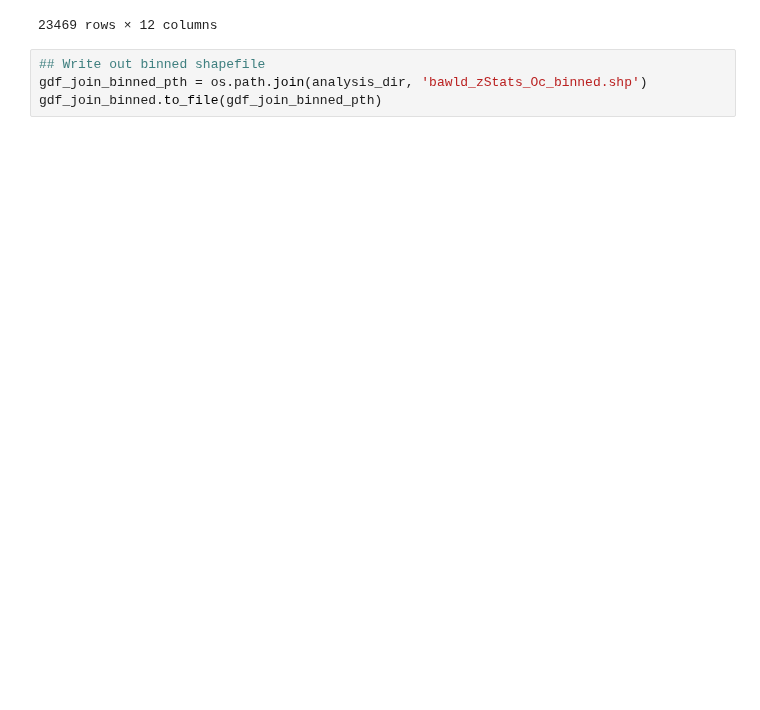
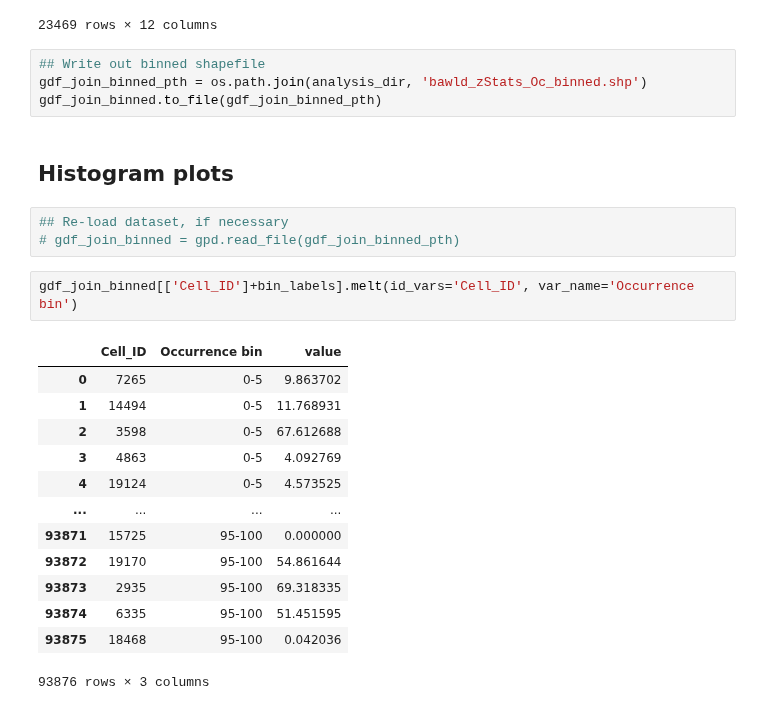
Before and after one commit to ekcomputer/lake-area, a Jupyter notebook: LEV_zonal_EE_batch.ipynb, the cells around one changed output. Saved outputs shown, nothing was run; the diff lists cells and outputs as text; blank space fills up the shorter version.

```diff
--- a/LEV_zonal_EE_batch.ipynb
+++ b/LEV_zonal_EE_batch.ipynb
@@ -248,3 +248,24 @@ gdf_join_binned
 ## Write out binned shapefile
 gdf_join_binned_pth = os.path.join(analysis_dir, 'bawld_zStats_Oc_binned.shp')
 gdf_join_binned.to_file(gdf_join_binned_pth)
+# %% [markdown]
+## Histogram plots
+# %%
+## Re-load dataset, if necessary
+# gdf_join_binned = gpd.read_file(gdf_join_binned_pth)
+# %%
+gdf_join_binned[['Cell_ID']+bin_labels].melt(id_vars='Cell_ID', var_name='Occurrence bin')
+# %% [output]
+|  | Cell_ID | Occurrence bin | value |
+| 0 | 7265 | 0-5 | 9.863702 |
+| 1 | 14494 | 0-5 | 11.768931 |
+| 2 | 3598 | 0-5 | 67.612688 |
+| 3 | 4863 | 0-5 | 4.092769 |
+| 4 | 19124 | 0-5 | 4.573525 |
+| ... | ... | ... | ... |
+| 93871 | 15725 | 95-100 | 0.000000 |
+| 93872 | 19170 | 95-100 | 54.861644 |
+| 93873 | 2935 | 95-100 | 69.318335 |
+| 93874 | 6335 | 95-100 | 51.451595 |
+| 93875 | 18468 | 95-100 | 0.042036 |
+93876 rows × 3 columns
```
Also changed, not shown: parts of 1 cell of this notebook, 1 other file.
